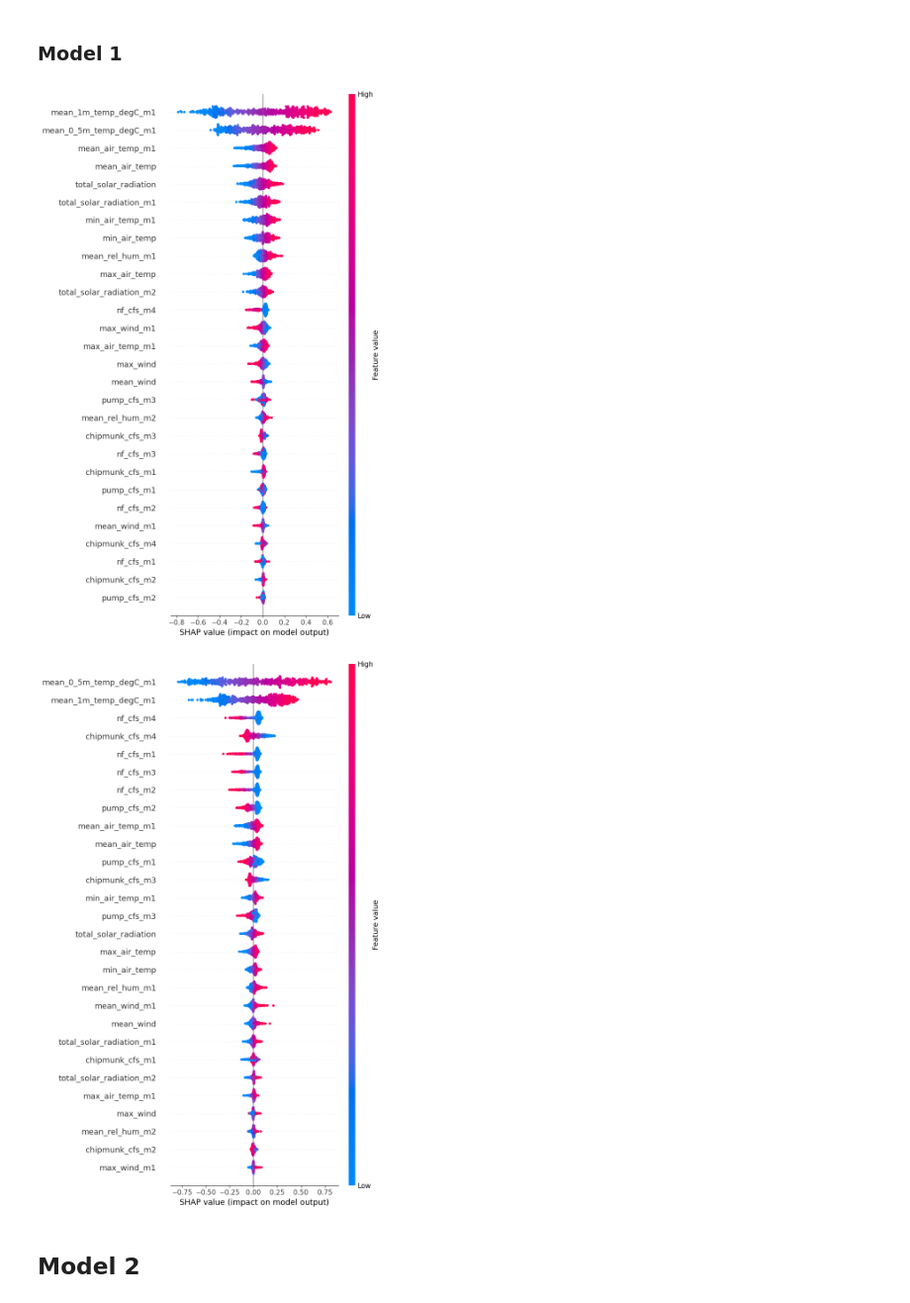
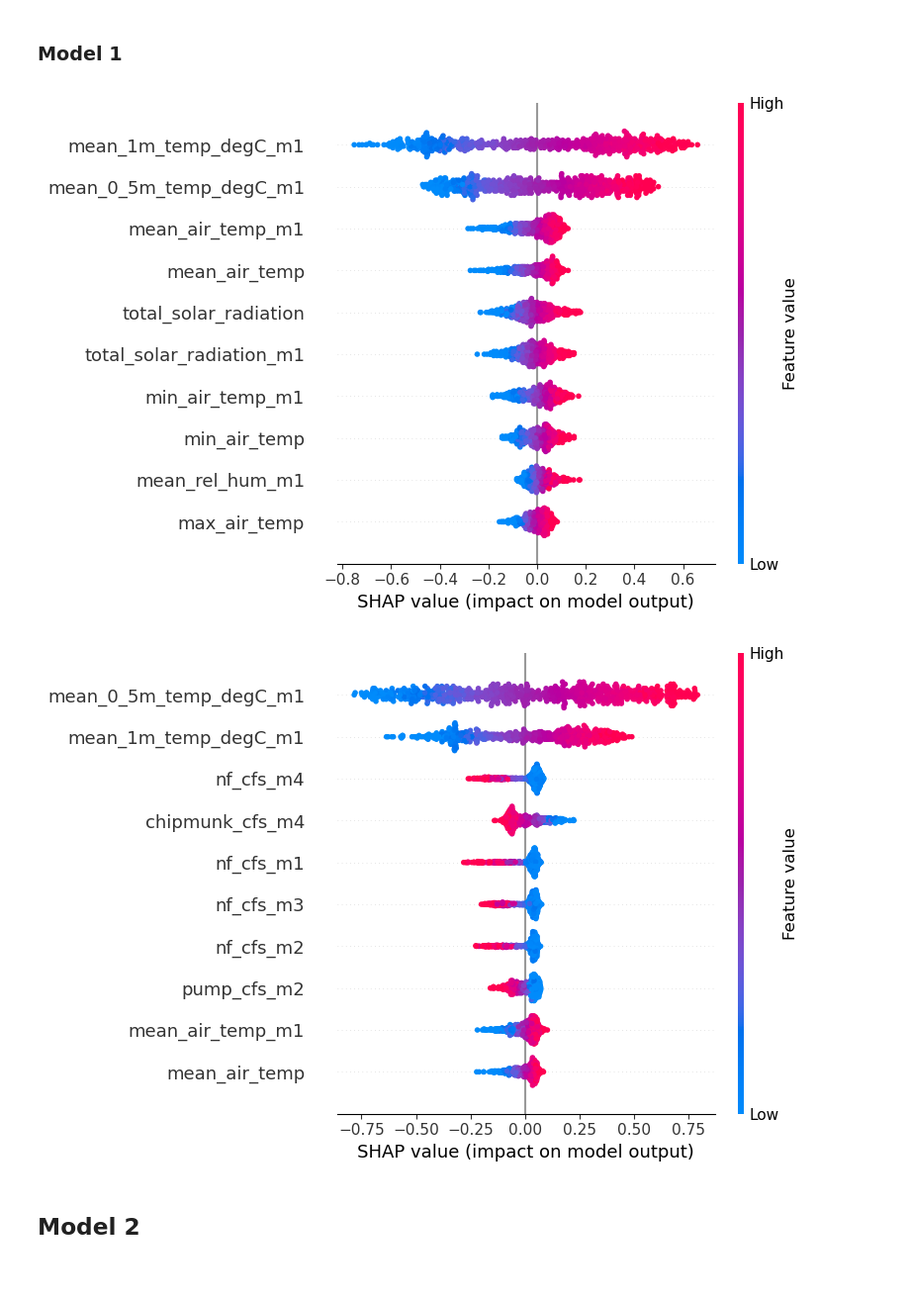
Before and after one commit to steeleb/TLS_DSS, a Jupyter notebook: model_submodule/model_dev/operational_model/_operational_five_ten_shap_2y.ipynb, the cells around one changed output. Shown at 99% size. Saved outputs shown, nothing was run; the diff lists cells and outputs as text; code cells hidden in the pictures; blank space fills up the shorter version.

```diff
--- a/model_submodule/model_dev/operational_model/_operational_five_ten_shap_2y.ipynb
+++ b/model_submodule/model_dev/operational_model/_operational_five_ten_shap_2y.ipynb
@@ -69,22 +69,22 @@ shap_values_1 = explainer_1.shap_values(features_1)
 # %%
 shap_1_1m = (shap.summary_plot(shap_values_1[:, :, 0],
                             pd.DataFrame.to_numpy(features_1),
-                            max_display=30,
+                            max_display=10,
                             feature_names = features_1.columns,
                             show=False)
 )
 # %% [output]
-[figure, old version]
+[figure, new version]
 # %%
 
 shap_1_int = (shap.summary_plot(shap_values_1[:, :, 1],
                             pd.DataFrame.to_numpy(features_1),
-                            max_display=30,
+                            max_display=10,
                             feature_names = features_1.columns,
                             show=False)
 )
 # %% [output]
-[figure, old version]
+[figure, new version]
 # %% [markdown]
 ## Model 2
 # %%
```
Also changed, not shown: parts of 6 cells of this notebook, 8 other files.
